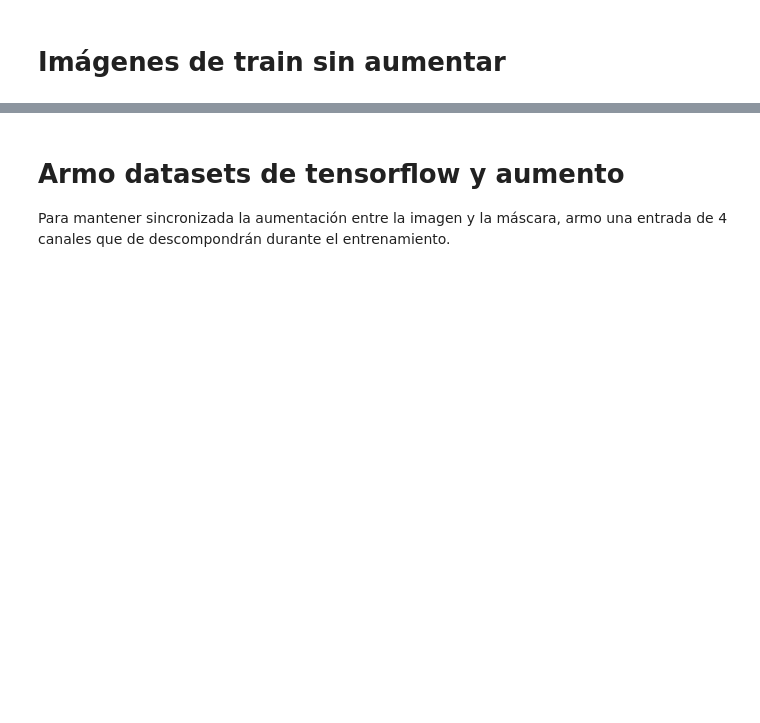
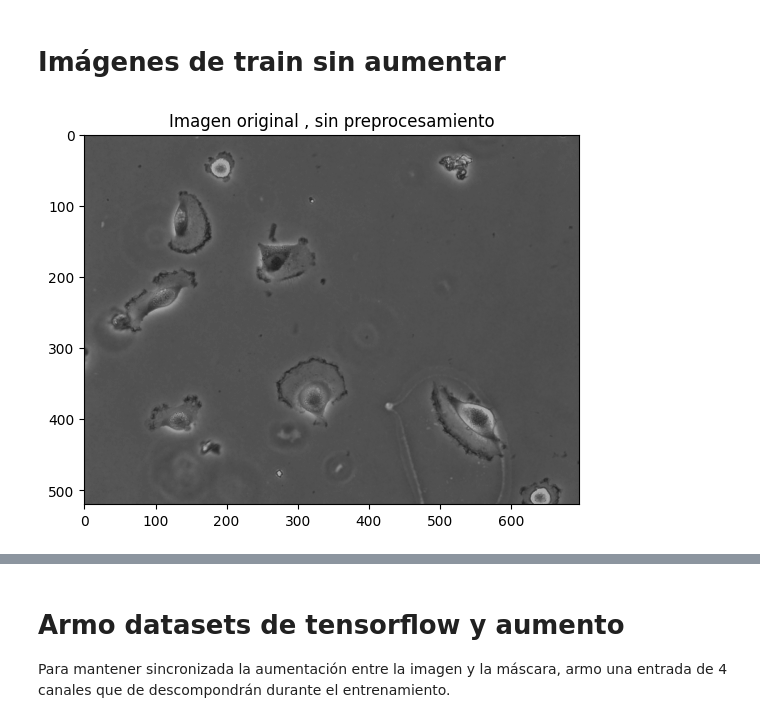
Before and after one commit to jucardozo/tp-2-Redes-Neuronales, a Jupyter notebook: TP2_Segmentación.ipynb, the cells around one changed output, grey strips where cells are left out. Drawn from its saved outputs; the diff is of its cells as text; code cells hidden in the pictures; blank space fills up the shorter version.

```diff
--- a/TP2_Segmentación.ipynb
+++ b/TP2_Segmentación.ipynb
@@ -62,4 +62,11 @@ val_images = np.vstack(val_images)/255  # normalizo
 val_masks = 1*(np.vstack(val_masks) >0 )
 # %% [markdown]
 # Imágenes de train sin aumentar
+# %%
+idx =0
+plt.title("Imagen original , sin preprocesamiento")
+plt.imshow(train_images[idx], vmin=0, vmax=1, cmap="gray")
+plt.show()
+# %% [output]
+[figure, added]
 # %%
```
Also changed, not shown: parts of 29 cells of this notebook.
